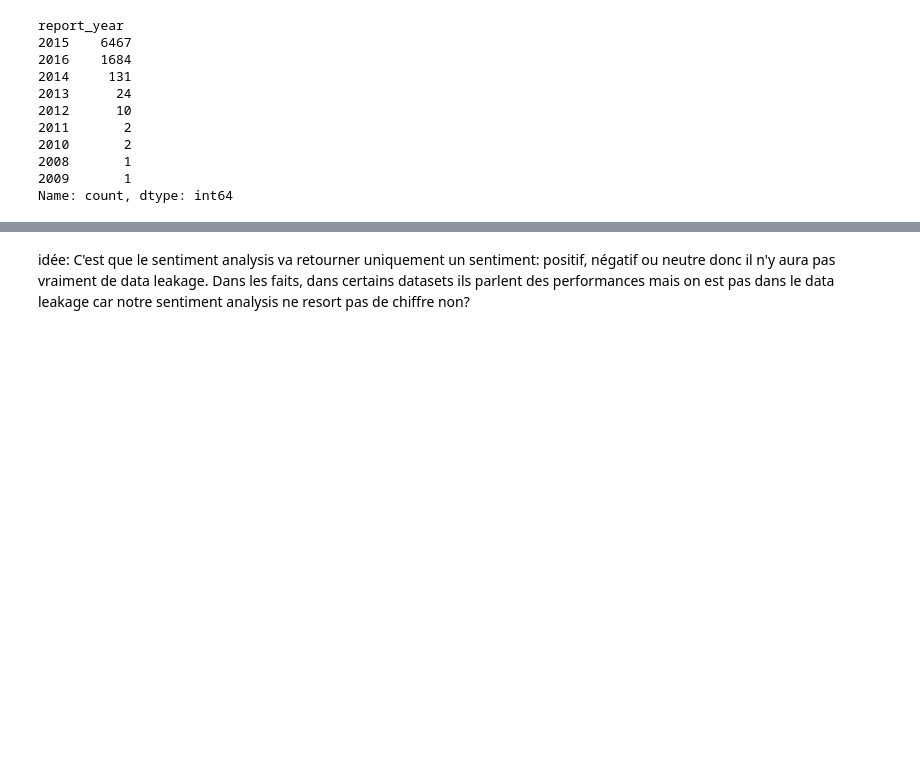
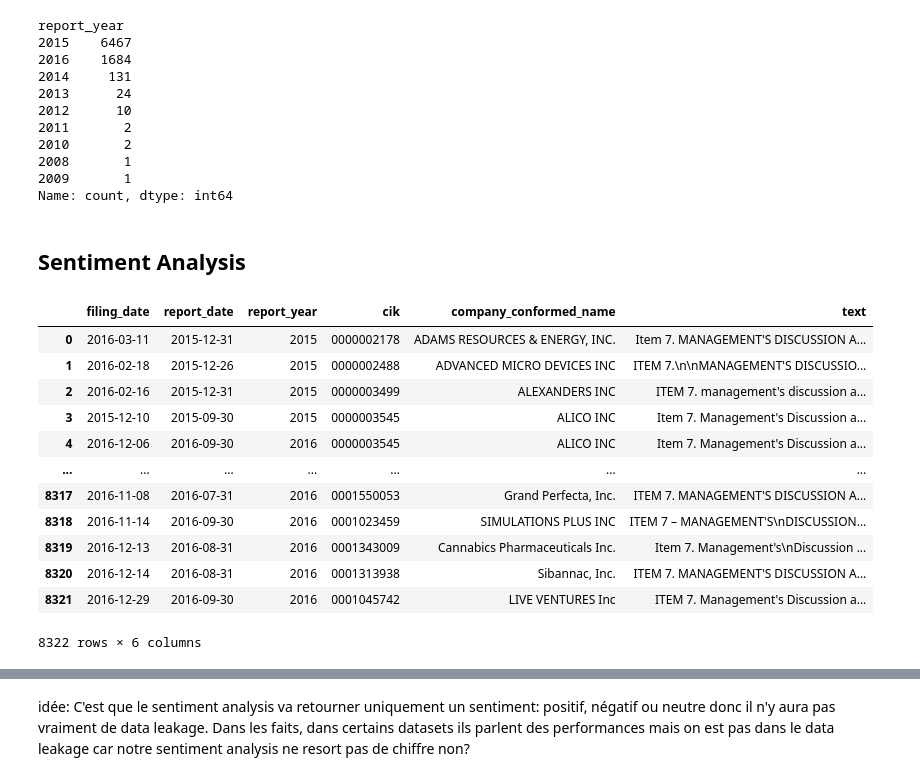
Before and after one commit to Loris-EPFL/MLFIN_Project, a Jupyter notebook: sentiment_analysis.ipynb, the cells around one changed output, grey strips where cells are left out. Drawn from its saved outputs; the diff is of its cells as text; code cells hidden in the pictures; blank space fills up the shorter version.

```diff
--- a/Predictors.ipynb
+++ b/sentiment_analysis.ipynb
@@ -96,0 +106,19 @@ Name: count, dtype: int64
+# %% [markdown]
+## Sentiment Analysis
+# %%
+reports = ReportsProcessing('datasets/Predictors/tenkreports_clean.parquet', 'clean')
+reports.data
+# %% [output]
+|  | filing_date | report_date | report_year | cik | company_conformed_name | text |
+| 0 | 2016-03-11 | 2015-12-31 | 2015 | 0000002178 | ADAMS RESOURCES & ENERGY, INC. | Item 7. MANAGEMENT'S DISCUSSION A... |
+| 1 | 2016-02-18 | 2015-12-26 | 2015 | 0000002488 | ADVANCED MICRO DEVICES INC | ITEM 7.\n\nMANAGEMENT'S DISCUSSIO... |
+| 2 | 2016-02-16 | 2015-12-31 | 2015 | 0000003499 | ALEXANDERS INC | ITEM 7. management's discussion a... |
+| 3 | 2015-12-10 | 2015-09-30 | 2015 | 0000003545 | ALICO INC | Item 7. Management's Discussion a... |
+| 4 | 2016-12-06 | 2016-09-30 | 2016 | 0000003545 | ALICO INC | Item 7. Management's Discussion a... |
+| ... | ... | ... | ... | ... | ... | ... |
+| 8317 | 2016-11-08 | 2016-07-31 | 2016 | 0001550053 | Grand Perfecta, Inc. | ITEM 7. MANAGEMENT'S DISCUSSION A... |
+| 8318 | 2016-11-14 | 2016-09-30 | 2016 | 0001023459 | SIMULATIONS PLUS INC | ITEM 7 – MANAGEMENT'S\nDISCUSSION... |
+| 8319 | 2016-12-13 | 2016-08-31 | 2016 | 0001343009 | Cannabics Pharmaceuticals Inc. | Item 7. Management's\nDiscussion ... |
+| 8320 | 2016-12-14 | 2016-08-31 | 2016 | 0001313938 | Sibannac, Inc. | ITEM 7. MANAGEMENT'S DISCUSSION A... |
+| 8321 | 2016-12-29 | 2016-09-30 | 2016 | 0001045742 | LIVE VENTURES Inc | ITEM 7. Management's Discussion a... |
+8322 rows × 6 columns
```
Also changed, not shown: parts of 11 cells of this notebook, 1 other file.
